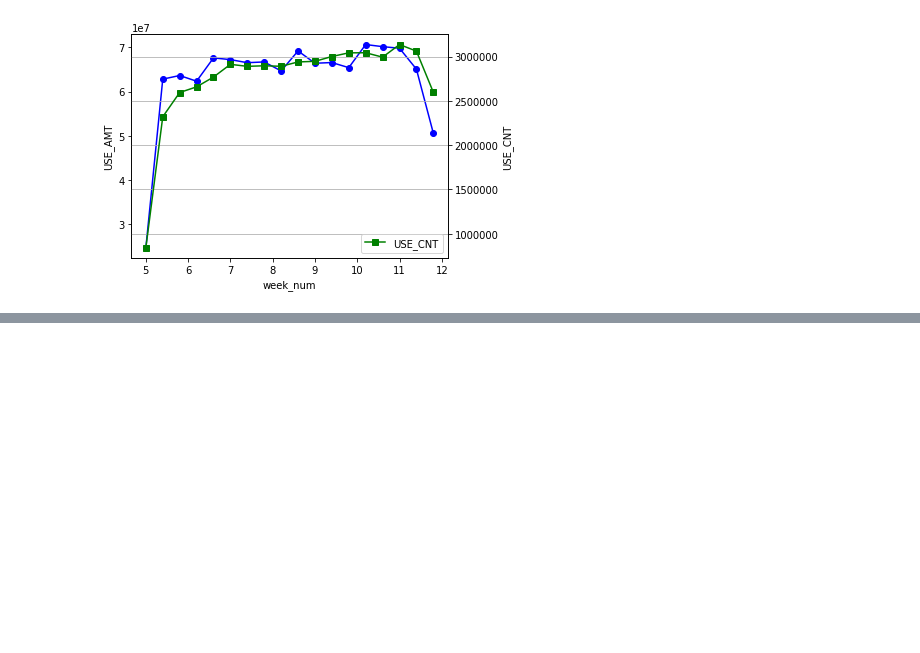
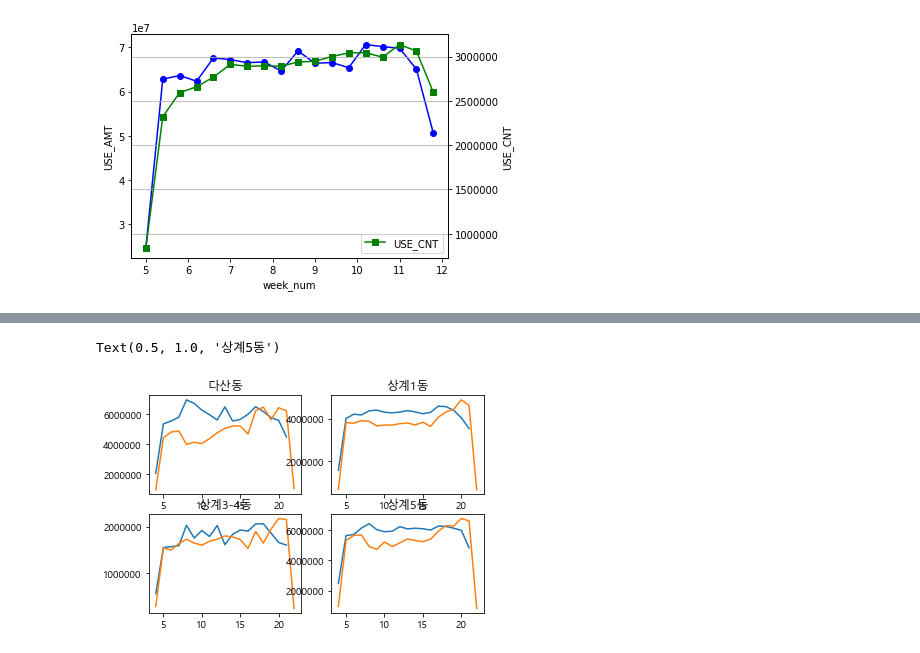
Before and after one commit to SeoroMin/dacon_jejucard, a Jupyter notebook: sangmin/card_flow.ipynb, the cells around one changed output, grey strips where cells are left out. Drawn from its saved outputs; the diff is of its cells as text; code cells hidden in the pictures; blank space fills up the shorter version.

```diff
--- a/sangmin/card_flow.ipynb
+++ b/sangmin/card_flow.ipynb
@@ -278,0 +331,31 @@ Text(0.5, 1.0, 'subplot 4: 월계1동')
+# %%
+plt.subplot(2,2,1)
+x = card_2019_flow.loc[625].index
+y1 = card_2019_flow.loc[625]['USE_AMT']
+y2 = card_2020_flow.loc[625]['USE_AMT']
+plt.plot(x,y1,y2)
+plt.title("다산동")
+
+plt.subplot(2,2,2)
+x = card_2019_flow.loc[630].index
+y1 = card_2019_flow.loc[630]['USE_AMT']
+y2 = card_2020_flow.loc[630]['USE_AMT']
+plt.plot(x,y1,y2)
+plt.title("상계1동")
+
+plt.subplot(2,2,3)
+x = card_2019_flow.loc[665].index
+y1 = card_2019_flow.loc[665]['USE_AMT']
+y2 = card_2020_flow.loc[665]['USE_AMT']
+plt.plot(x,y1,y2)
+plt.title("상계3-4동")
+
+plt.subplot(2,2,4)
+x = card_2019_flow.loc[670].index
+y1 = card_2019_flow.loc[670]['USE_AMT']
+y2 = card_2020_flow.loc[670]['USE_AMT']
+plt.plot(x,y1,y2)
+plt.title("상계5동")
+# %% [output]
+Text(0.5, 1.0, '상계5동')
+[figure, added]
```
Also changed, not shown: parts of 17 cells of this notebook.
